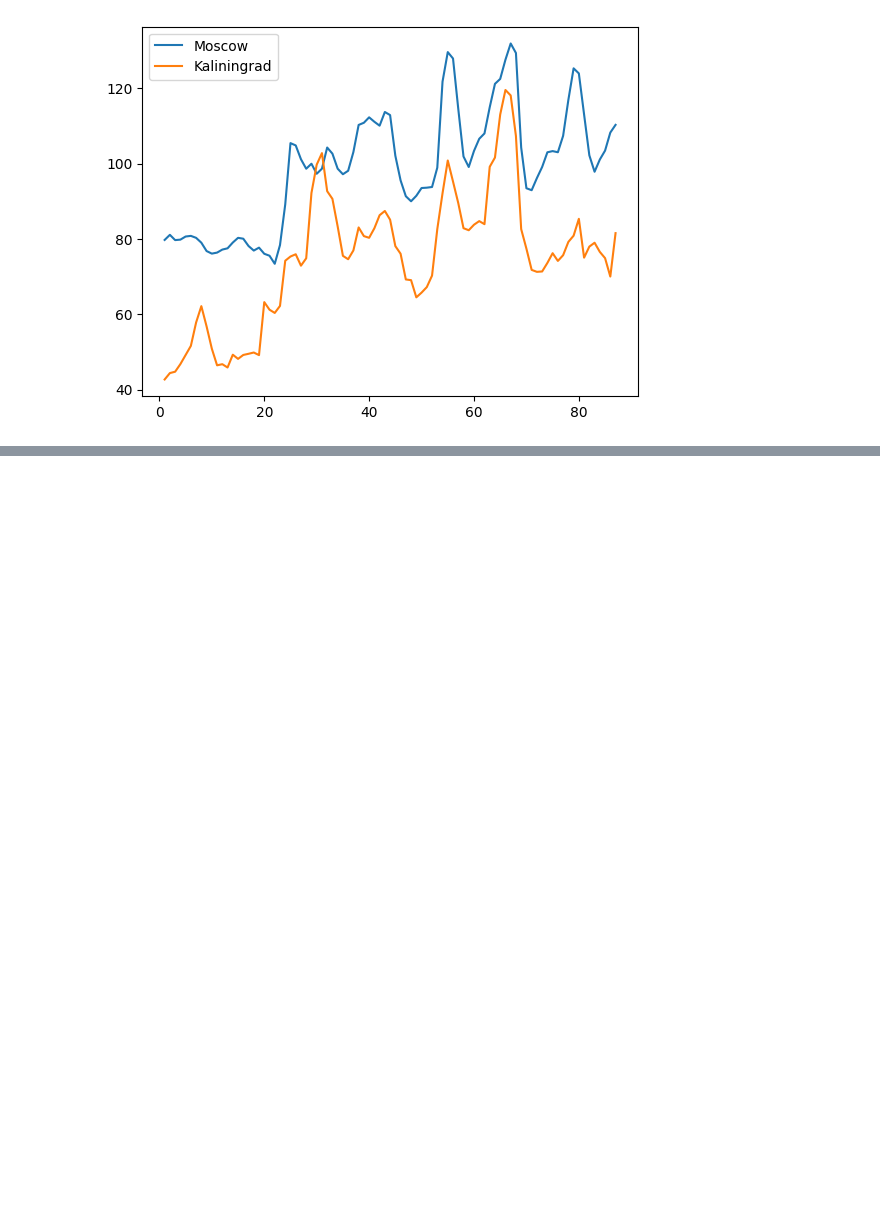
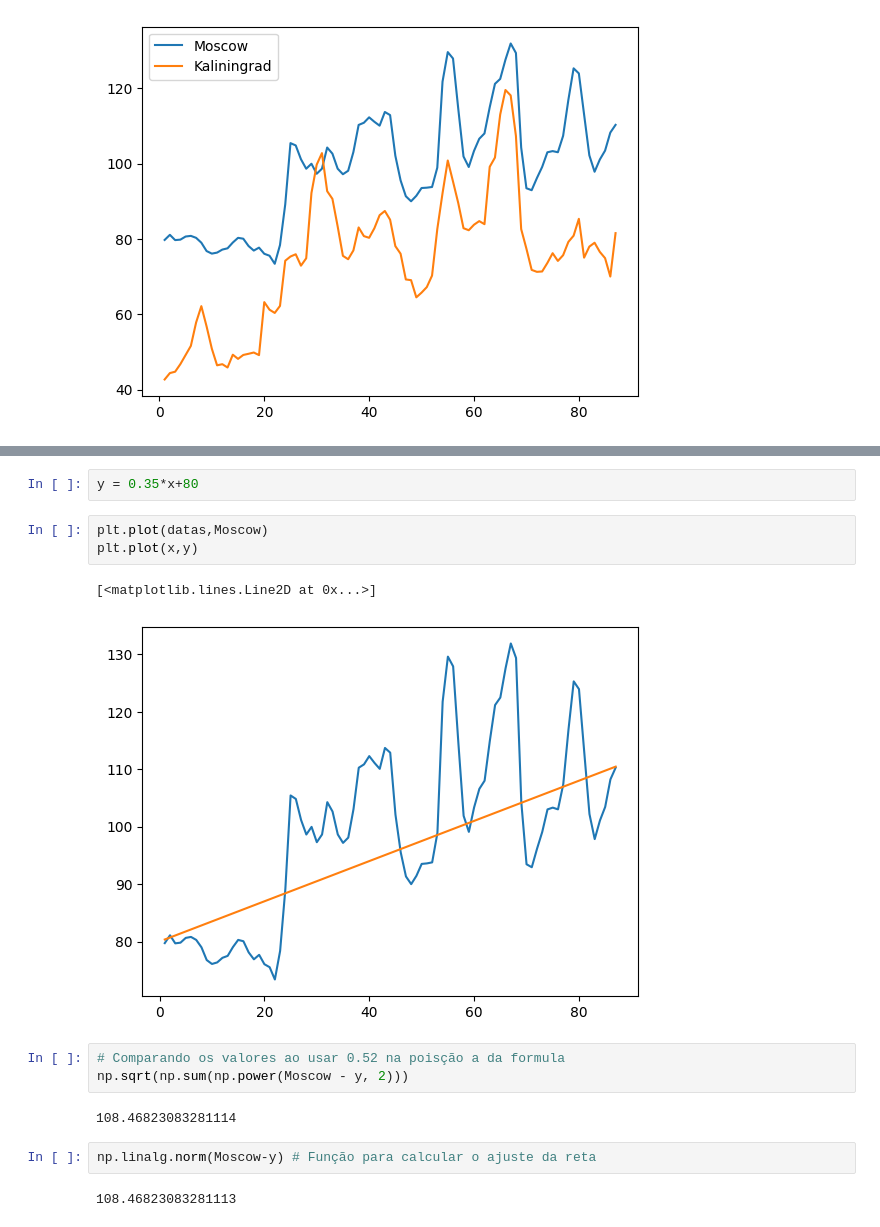
Before and after one commit to viniciusaze/python, a Jupyter notebook: Curso_numpy.ipynb, the cells around one changed output, grey strips where cells are left out. Drawn from its saved outputs; the diff is of its cells as text; blank space fills up the shorter version.

```diff
--- a/Curso_numpy.ipynb
+++ b/Curso_numpy.ipynb
@@ -121,0 +182,17 @@ plt.legend(['Moscow', 'Kaliningrad'])
+# %%
+y = 0.35*x+80
+# %%
+plt.plot(datas,Moscow)
+plt.plot(x,y)
+# %% [output]
+[<matplotlib.lines.Line2D at 0x...>]
+[figure, added]
+# %%
+# Comparando os valores ao usar 0.52 na poisção a da formula
+np.sqrt(np.sum(np.power(Moscow - y, 2)))
+# %% [output]
+108.46823083281114
+# %%
+np.linalg.norm(Moscow-y) # Função para calcular o ajuste da reta
+# %% [output]
+108.46823083281113
```
Also changed, not shown: parts of 12 cells of this notebook.
